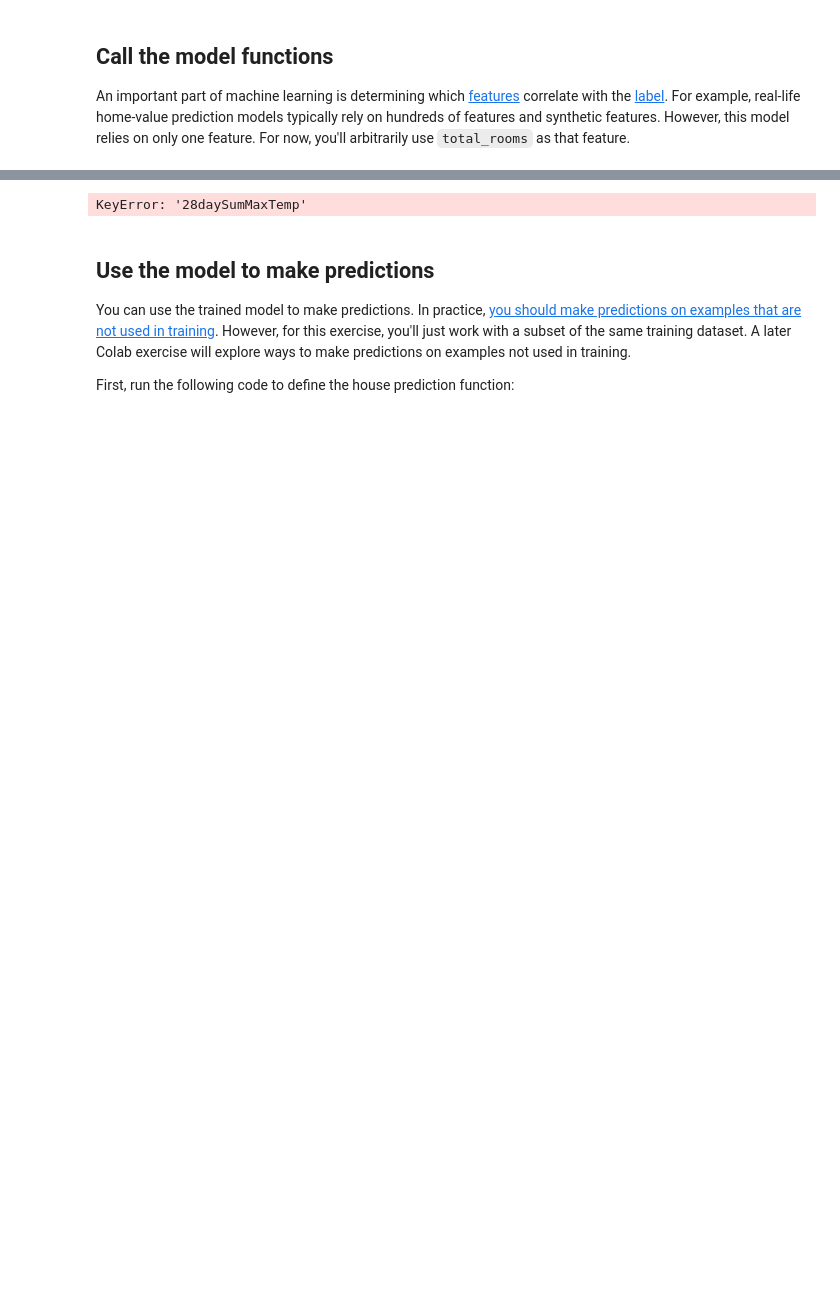
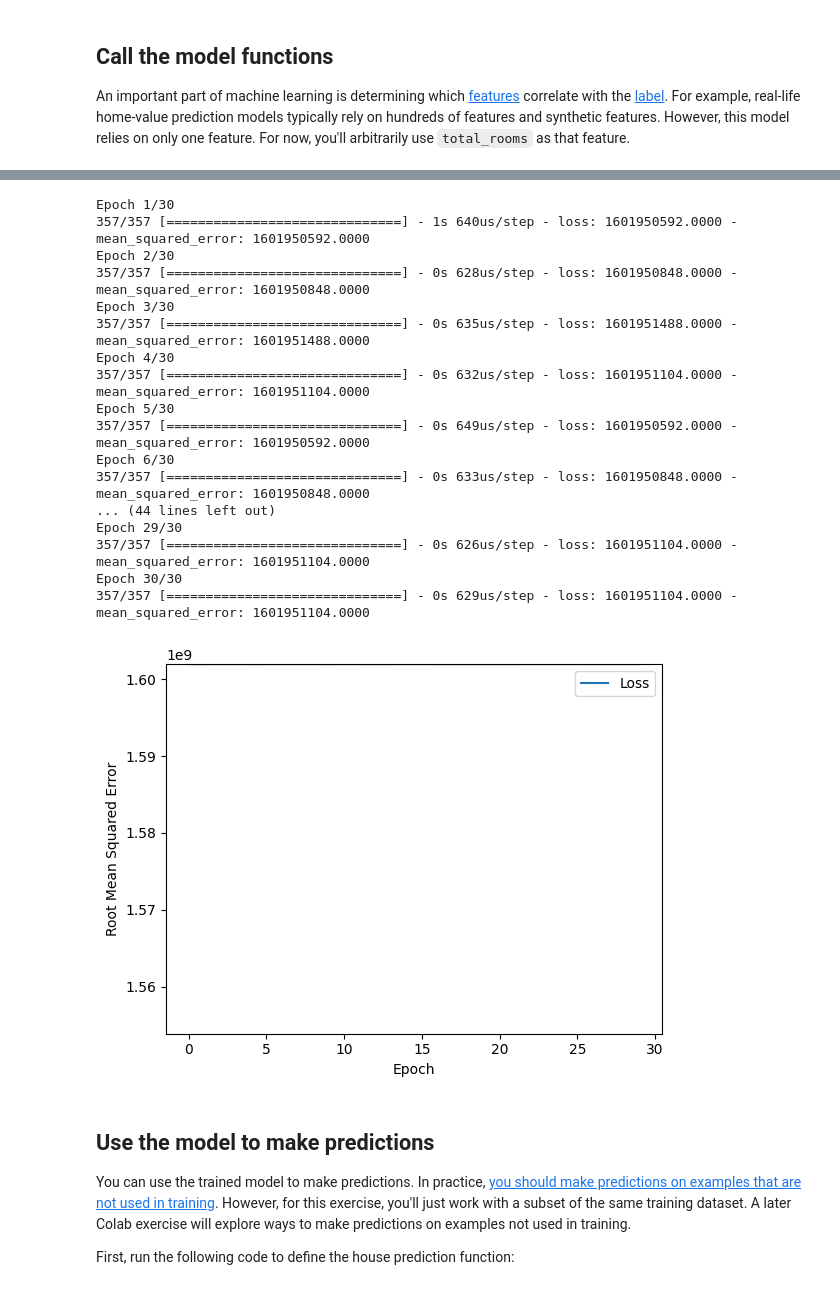
Before and after one commit to ChromaticPanic/MLweatherForestFire, a Jupyter notebook: Model_SVM2.ipynb, the cells around one changed output, grey strips where cells are left out. Drawn from its saved outputs; the diff is of its cells as text; code cells hidden in the pictures; blank space fills up the shorter version.

```diff
--- a/Model_SVM2.ipynb
+++ b/Model_SVM2.ipynb
@@ -51,7 +52,7 @@ def getGPDfromPD(df: pd.DataFrame, geomCol: str, crs: str = "EPSG:3978") -> gpd.
 fireWeatherTable = "Data/FinalFeatureV2.csv"
 dfFireWeather = pd.read_csv(fireWeatherTable)
 # %%
-dfEval = dfFireWeather
+dfEval = dfFireWeather.copy(deep=True)
 dfEval.describe()
 # %% [output]
 |  | ENTRYID | YEAR | MONTH | DAY | SIZE_HA | SIZE_HA_BIN | ELEVATIONM | DIST_TO_WATER | DAYW | MAXTEMP | ... |
@@ -490,3 +502,10 @@ Defined the plot_the_model and plot_the_loss_curve functions.
 ## Call the model functions
 
 An important part of machine learning is determining which [features](https://developers.google.com/machine-learning/glossary/#feature) correlate with the [label](https://developers.google.com/machine-learning/glossary/#label). For example, real-life home-value prediction models typically rely on hundreds of features and synthetic features. However, this model relies on only one feature. For now, you'll arbitrarily use `total_rooms` as that feature.
+# %%
+excludeList = ['SIZE_HA_BIN', 'YEAR', 'DAY', 'DAYW', 'MAXTEMP', 'MEANHUMIDITY', 'MEANWINDSPEED', 'MAXWINDSPEED', 'RAIN']
+dfFeatures = dfTrainScaled.drop(excludeList, axis=1)
+# dfLabel = dfTrainScaled['SIZE_HA_BIN']
+# dfLabel['SIZE_HA_BIN'] = feature_column.categorical_column_with_vocabulary_list('Type', ['L', 'M', 'H', 'E'])
+dfLabel = dfFireWeather[dfFireWeather['YEAR'].isin(
+    [2010, 2011, 2012, 2013, 2014, 2015, 2016])]['SIZE_HA'].copy(deep=True)
@@ -493,28 +529,19 @@ An important part of machine learning is determining which [features](https://de
 # %%
 # The following variables are the hyperparameters.
-learning_rate = 0.02
+learning_rate = 10
 epochs = 30
-batch_size = 3
-
-# Specify the feature and the label.
-my_feature = "28daySumMaxTemp"  # the total number of rooms on a specific city block.
-my_label="SIZE_HA" # the median value of a house on a specific city block.
-#my_label="size_ha_bin"
-# That is, you're going to create a model that predicts house value based
-# solely on total_rooms.
+batch_size = 1
 
 # Discard any pre-existing version of the model.
 my_model = None
 
 # Invoke the functions.
 my_model = build_model(learning_rate)
-weight, bias, epochs, rmse = train_model(my_model, dfTrainScaled,
-                                         my_feature, my_label,
-                                         epochs, batch_size)
+epochs, rmse = train_model(my_model, dfFeatures.to_numpy(), dfLabel, epochs, batch_size)
 
-print("\nThe learned weight for your model is %.4f" % weight)
-print("The learned bias for your model is %.4f\n" % bias )
+# print("\nThe learned weight for your model is %.4f" % weight)
+# print("The learned bias for your model is %.4f\n" % bias )
 
-plot_the_model(weight, bias, my_feature, my_label)
+# plot_the_model(weight, bias, my_feature, my_label)
 plot_the_loss_curve(epochs, rmse)
 # %% [output]
@@ -522 +549,18 @@ WARNING:absl:`lr` is deprecated, please use `learning_rate` instead, or use the
-KeyError: '28daySumMaxTemp'
+Epoch 1/30
+357/357 [==============================] - 1s 640us/step - loss: 1601950592.0000 - mean_squared_error: 1601950592.0000
+Epoch 2/30
+357/357 [==============================] - 0s 628us/step - loss: 1601950848.0000 - mean_squared_error: 1601950848.0000
+Epoch 3/30
+357/357 [==============================] - 0s 635us/step - loss: 1601951488.0000 - mean_squared_error: 1601951488.0000
+Epoch 4/30
+357/357 [==============================] - 0s 632us/step - loss: 1601951104.0000 - mean_squared_error: 1601951104.0000
+Epoch 5/30
+357/357 [==============================] - 0s 649us/step - loss: 1601950592.0000 - mean_squared_error: 1601950592.0000
+Epoch 6/30
+357/357 [==============================] - 0s 633us/step - loss: 1601950848.0000 - mean_squared_error: 1601950848.0000
+... (44 lines left out)
+Epoch 29/30
+357/357 [==============================] - 0s 626us/step - loss: 1601951104.0000 - mean_squared_error: 1601951104.0000
+Epoch 30/30
+357/357 [==============================] - 0s 629us/step - loss: 1601951104.0000 - mean_squared_error: 1601951104.0000
+[figure, added]
```
Also changed, not shown: parts of 23 cells of this notebook.
